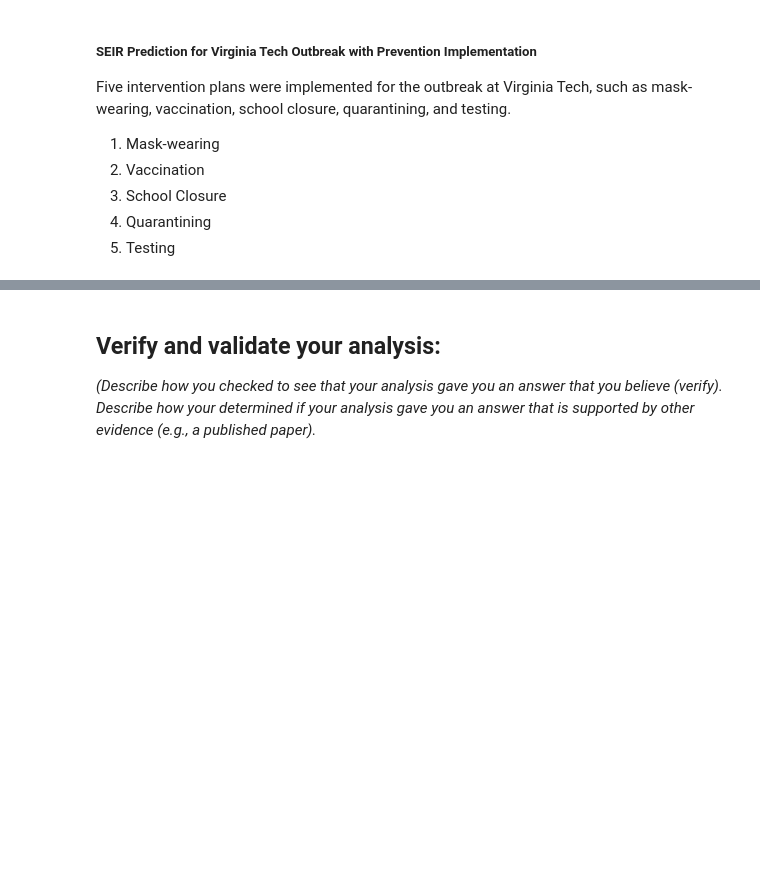
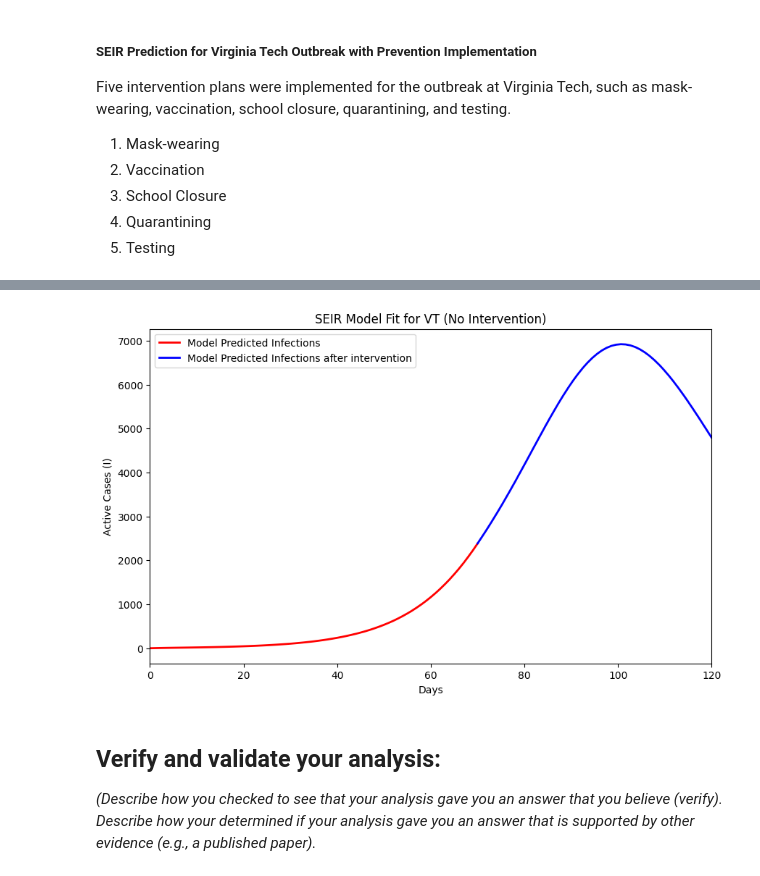
Before and after one commit to ktt920/Module-2-Epidemics-SIR-Modeling, a Jupyter notebook: Notebook examples/Template_student_final_notebook.ipynb, the cells around one changed output, grey strips where cells are left out. Cells and saved outputs as stored; diff of their text form; code cells hidden in the pictures; blank space fills up the shorter version.

```diff
--- a/Notebook examples/Template_student_final_notebook.ipynb
+++ b/Notebook examples/Template_student_final_notebook.ipynb
@@ -529,3 +578,29 @@ Five intervention plans were implemented for the outbreak at Virginia Tech, such
+# %%
+# Vacine Single Event
+
+# Normal Progression of Disease till Day 70
+S_fit, E_fit, I_fit, R_fit = SEIR(b_opt , s_opt, g_opt, S0, E0, I0, R0, 70, N)
+
+# Single Event, remove 2000 from S to R with 90% Efficacy
+S_fit_new = S_fit[-1] - (2000*.9)
+R_fit_new = R_fit[-1] + (2000*.9)
+
+S_fit_new, E_fit_new, I_fit_new, R_fit_new = SEIR(b_opt , s_opt, g_opt, S_fit_new, E_fit[-1], I_fit[-1], R_fit_new, 49, N)
+
+new_days = np.linspace(70, 120)
+
+plt.figure(figsize=(10, 6))
+# Plot the model results (same model at UVA)
+plt.plot(I_fit, label='Model Predicted Infections', color='red', linewidth=2)
+plt.plot(new_days,I_fit_new, label='Model Predicted Infections after intervention', color='blue', linewidth=2)
+plt.title('SEIR Model Fit for VT (No Intervention)')
+plt.xlim(0,120) #Make the graph go from day 0 to day 120
+plt.xlabel('Days')
+plt.ylabel('Active Cases (I)')
+plt.legend()
+plt.show()
+# %% [output]
+[figure, added]
 # %% [markdown]
 ## Verify and validate your analysis:
 
```
Also changed, not shown: parts of 2 cells of this notebook.
